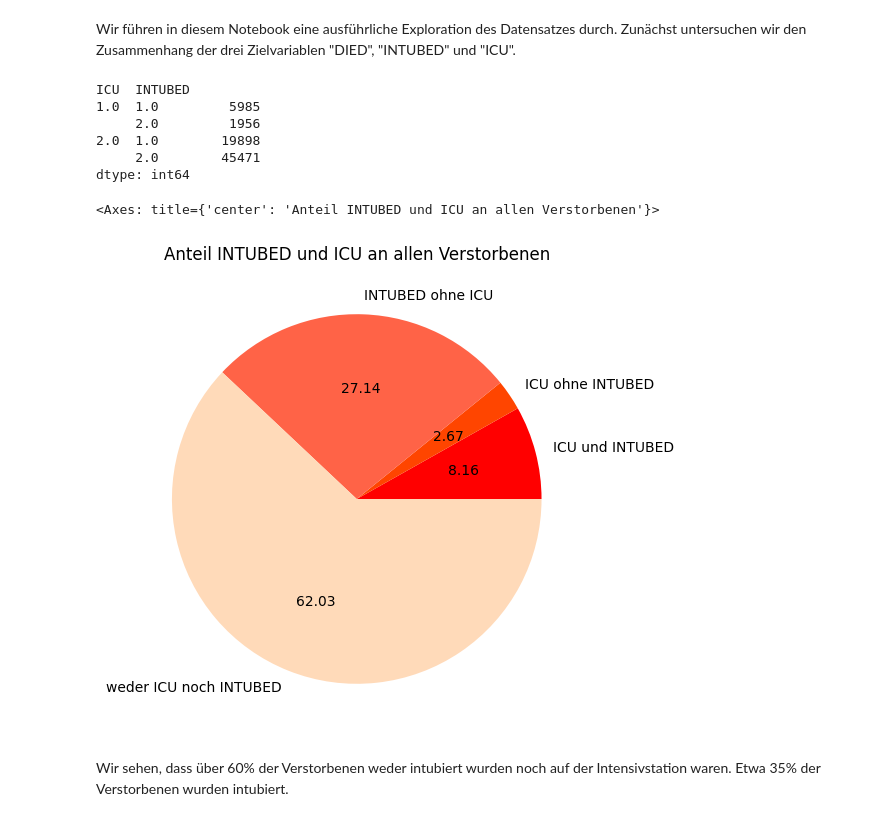
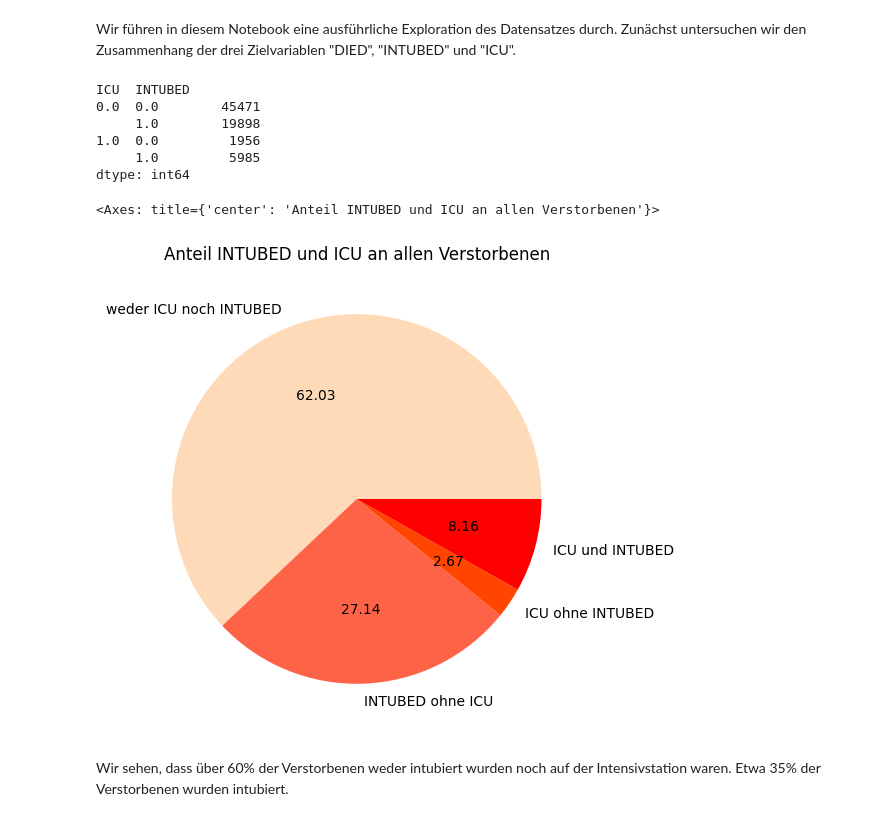
Before and after one commit to roink/covid-19-risiko-erkennung, a Jupyter notebook: notebooks/1.05-CK-Exploration.ipynb, the cells around one changed output. Cells and saved outputs as stored; diff of their text form; code cells hidden in the pictures.

```diff
--- a/notebooks/1.05-CK-Exploration.ipynb
+++ b/notebooks/1.05-CK-Exploration.ipynb
@@ -24,6 +24,10 @@ df=df.dropna()
 
 #Wir fügen dem Datensatz ein zusätzliches Attribut hinzu, das anzeigt, ob eine gesicherte Covid-Diagnose vorlag.
 df['COV']=df['CLASIFFICATION_FINAL'].apply(lambda x: 1 if x<4 else 2)
+# %%
+for col in df.columns.drop(['AGE','CLASIFFICATION_FINAL', 'MEDICAL_UNIT', 'PATIENT_TYPE', 'USMER']):
+    re_map_dict = {2:0}
+    df[col]=df[col].replace(re_map_dict)
 # %% [markdown]
 Wir führen in diesem Notebook eine ausführliche Exploration des Datensatzes durch.
 Zunächst untersuchen wir den Zusammenhang der drei Zielvariablen "DIED", "INTUBED" und "ICU".
@@ -32,18 +36,18 @@ series=df[df.DIED==1].groupby(['ICU','INTUBED']).size()
 series
 # %% [output]
 ICU  INTUBED
-1.0  1.0         5985
-     2.0         1956
-2.0  1.0        19898
-     2.0        45471
+0.0  0.0        45471
+     1.0        19898
+1.0  0.0         1956
+     1.0         5985
 dtype: int64
 # %%
-series.plot.pie(labels=["ICU und INTUBED", "ICU ohne INTUBED", "INTUBED ohne ICU", "weder ICU noch INTUBED"],
-    colors=["r", "orangered", "tomato", "peachpuff"],autopct="%.2f",
+series.plot.pie(labels=["weder ICU noch INTUBED","INTUBED ohne ICU","ICU ohne INTUBED","ICU und INTUBED"],
+    colors=["peachpuff","tomato","orangered","r"],autopct="%.2f",
     fontsize=10,figsize=(6, 6),title="Anteil INTUBED und ICU an allen Verstorbenen")
 # %% [output]
 <Axes: title={'center': 'Anteil INTUBED und ICU an allen Verstorbenen'}>
-[figure, old version]
+[figure, new version]
 # %% [markdown]
 Wir sehen, dass über 60% der Verstorbenen weder intubiert wurden noch auf der Intensivstation waren.
 Etwa 35% der Verstorbenen wurden intubiert.
```
Also changed, not shown: parts of 18 cells of this notebook, 2 other files.
